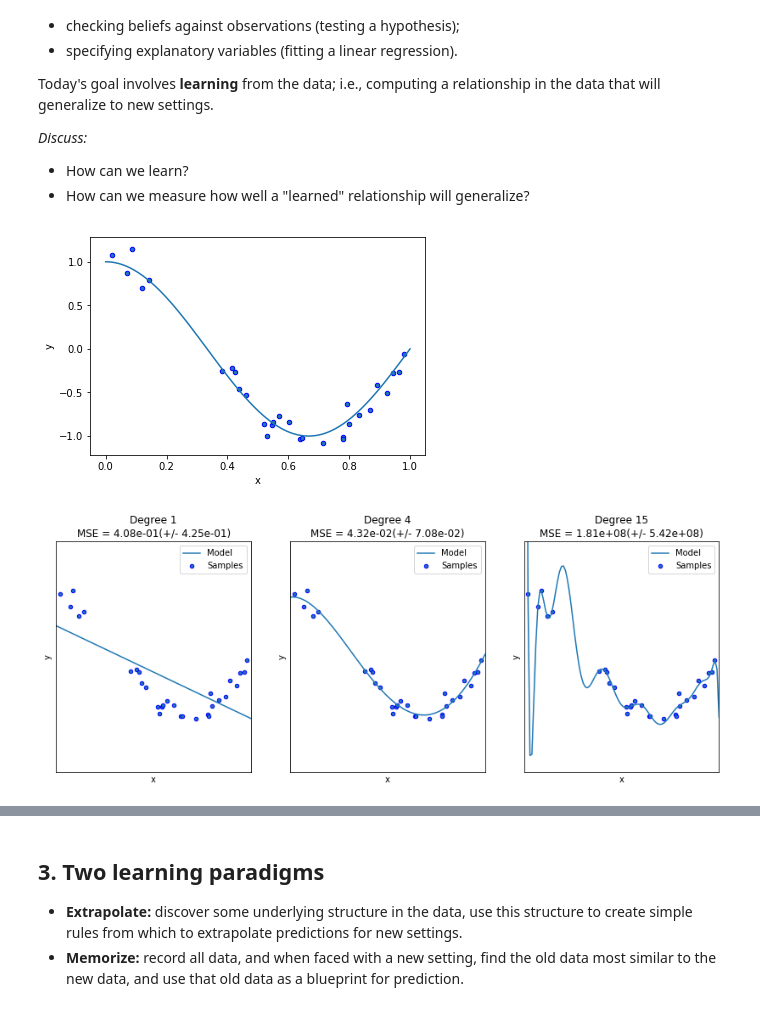
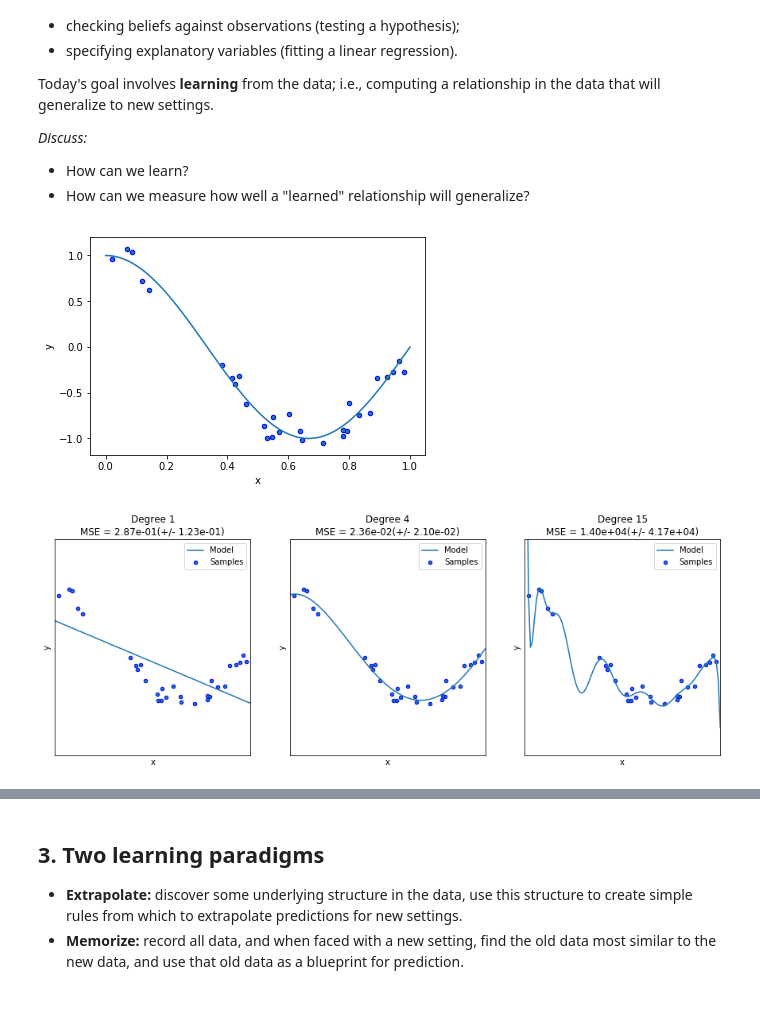
Before and after one commit to haroldfox/ts-stuy-2019, a Jupyter notebook: notebooks/07_machine_learning.ipynb, the cells around one changed output, grey strips where cells are left out. Drawn from its saved outputs; the diff is of its cells as text; code cells hidden in the pictures.

```diff
--- a/notebooks/07_machine_learning.ipynb
+++ b/notebooks/07_machine_learning.ipynb
@@ -34,58 +34,69 @@ from sklearn.preprocessing import PolynomialFeatures
 from sklearn.linear_model import LinearRegression
 from sklearn.model_selection import cross_val_score
 
-def true_fun(X):
+N_SAMPLES = 30
+
+def true_foo(X):
     return np.cos(1.5 * np.pi * X)
 
 np.random.seed(0)
+X = np.random.rand(N_SAMPLES)
+y = true_foo(X) + np.random.randn(N_SAMPLES) * 0.1
+X_test = np.linspace(0, 1, 100)
 
-n_samples = 30
-
-X = np.sort(np.random.rand(n_samples))
-y = true_fun(X) + np.random.randn(n_samples) * 0.1
-
-X_test = np.linspace(0, 1, 100)
-plt.plot(X_test, true_fun(X_test), label="True function")
+plt.plot(X_test, true_foo(X_test), label="True function")
 plt.scatter(X, y, edgecolor='b', s=20, label="Samples")
 plt.xlabel("x")
 plt.ylabel("y")
 plt.show()
 # %% [output]
-[figure, old version]
+[figure, new version]
 # %%
-
-# Fit the samples with different degrees
+# Fit the samples with different polynomial degrees
 degrees = [1, 4, 15]
 
-plt.figure(figsize=(14, 5))
+plt.figure(figsize=(15, 5))
 for i in range(len(degrees)):
     ax = plt.subplot(1, len(degrees), i + 1)
     plt.setp(ax, xticks=(), yticks=())
 
-    polynomial_features = PolynomialFeatures(degree=degrees[i],
-                                             include_bias=False)
+    polynomial_features = PolynomialFeatures(
+        degree=degrees[i],
+        include_bias=False,
+    )
     linear_regression = LinearRegression()
-    pipeline = Pipeline([("polynomial_features", polynomial_features),
-                         ("linear_regression", linear_regression)])
+    pipeline = Pipeline([
+        ("polynomial_features", polynomial_features),
+        ("linear_regression", linear_regression)
+    ])
     pipeline.fit(X[:, np.newaxis], y)
 
     # Evaluate the models using crossvalidation
-    scores = cross_val_score(pipeline, X[:, np.newaxis], y,
-                             scoring="neg_mean_squared_error", cv=10)
+    scores = cross_val_score(
+        pipeline,
+        X[:, np.newaxis],
+        y,
+        scoring="neg_mean_squared_error",
+        cv=10,
+    )
 
     plt.plot(X_test, pipeline.predict(X_test[:, np.newaxis]), label="Model")
 #     plt.plot(X_test, true_fun(X_test), label="True function")
     plt.scatter(X, y, edgecolor='b', s=20, label="Samples")
     plt.xlabel("x")
     plt.ylabel("y")
     plt.xlim((0, 1))
     plt.ylim((-2, 2))
     plt.legend(loc="best")
     plt.title("Degree {}\nMSE = {:.2e}(+/- {:.2e})".format(
-        degrees[i], -scores.mean(), scores.std()))
+        degrees[i],
+        -scores.mean(),
+        scores.std(),
+    ))
+
 plt.show()
 # %% [output]
-[figure, old version]
+[figure, new version]
 # %% [markdown]
 ### A note on cross-validation
 
```
